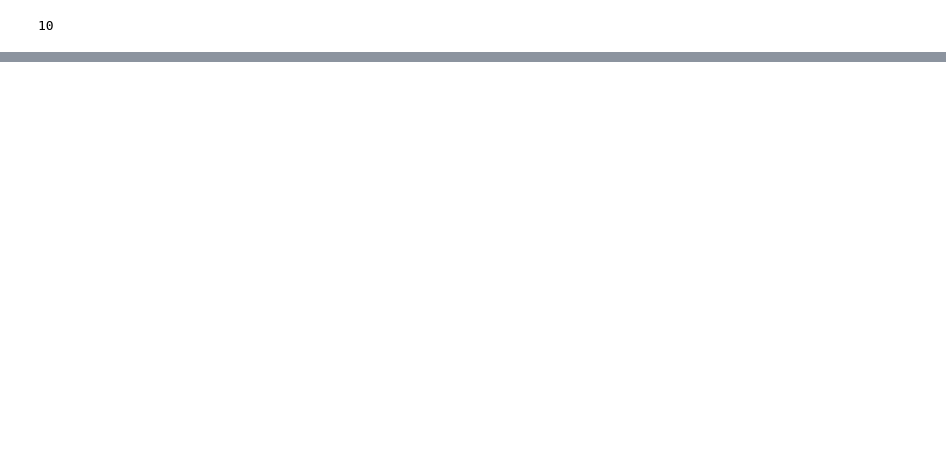
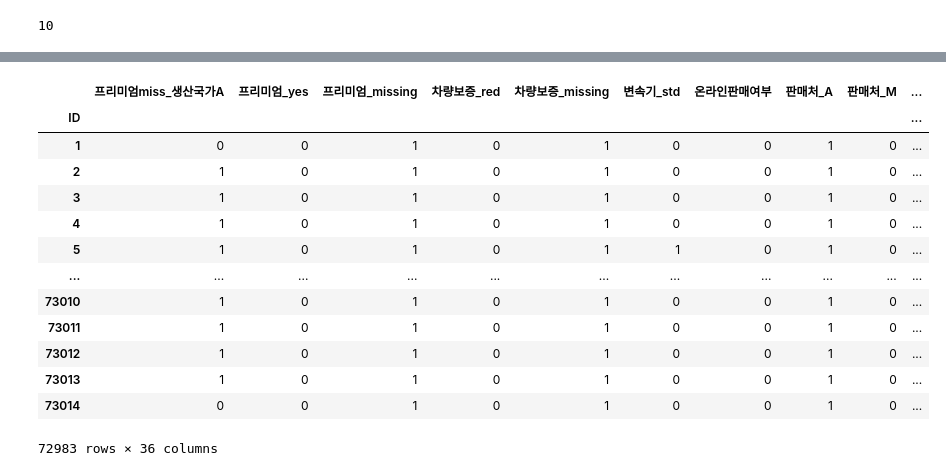
Before and after one commit to siwoolyyy/ml-data, a Jupyter notebook: lemon2.ipynb, the cells around one changed output, grey strips where cells are left out. Saved outputs shown, nothing was run; the diff lists cells and outputs as text; code cells hidden in the pictures; blank space fills up the shorter version.

```diff
--- a/lemon2.ipynb
+++ b/lemon2.ipynb
@@ -493,0 +613,20 @@ proba.min(), proba.max(), np.quantile(proba, [0.5, 0.9, 0.95, 0.99])
+# %%
+x_all = pd.concat([x_train, x_valid_sync], axis=0).sort_index()
+y_all = pd.concat([y_train, y_valid], axis=0).sort_index()
+
+x_all
+# %% [output]
+|  | 프리미엄miss_생산국가A | 프리미엄_yes | 프리미엄_missing | 차량보증_red | 차량보증_missing | 변속기_std | 온라인판매여부 | 판매처_A | 판매처_M | ... |
+| ID |  |  |  |  |  |  |  |  |  | ... |
+| 1 | 0 | 0 | 1 | 0 | 1 | 0 | 0 | 1 | 0 | ... |
+| 2 | 1 | 0 | 1 | 0 | 1 | 0 | 0 | 1 | 0 | ... |
+| 3 | 1 | 0 | 1 | 0 | 1 | 0 | 0 | 1 | 0 | ... |
+| 4 | 1 | 0 | 1 | 0 | 1 | 0 | 0 | 1 | 0 | ... |
+| 5 | 1 | 0 | 1 | 0 | 1 | 1 | 0 | 1 | 0 | ... |
+| ... | ... | ... | ... | ... | ... | ... | ... | ... | ... | ... |
+| 73010 | 1 | 0 | 1 | 0 | 1 | 0 | 0 | 1 | 0 | ... |
+| 73011 | 1 | 0 | 1 | 0 | 1 | 0 | 0 | 1 | 0 | ... |
+| 73012 | 1 | 0 | 1 | 0 | 1 | 0 | 0 | 1 | 0 | ... |
+| 73013 | 1 | 0 | 1 | 0 | 1 | 0 | 0 | 1 | 0 | ... |
+| 73014 | 0 | 0 | 1 | 0 | 1 | 0 | 0 | 1 | 0 | ... |
+72983 rows × 36 columns
```
Also changed, not shown: parts of 15 cells of this notebook, 1 other file.
